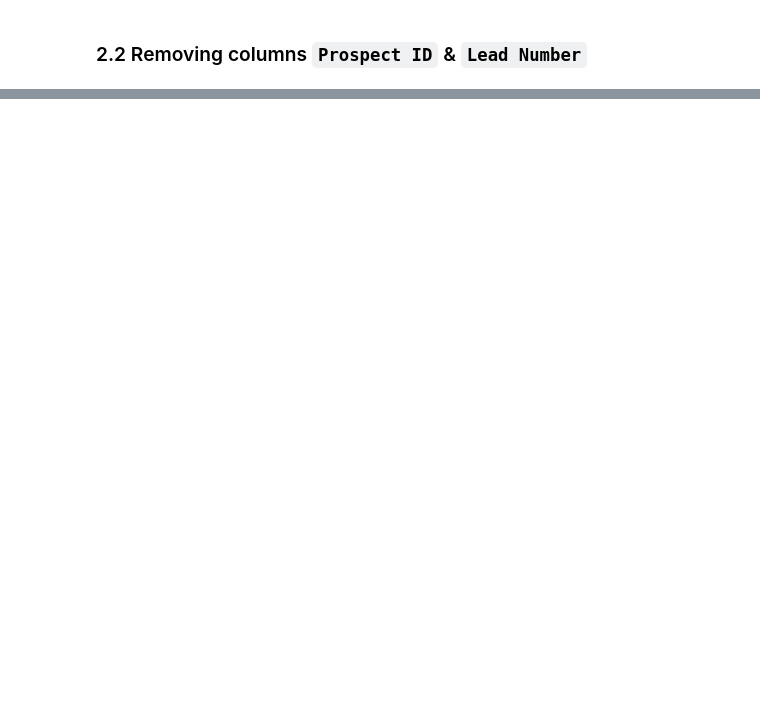
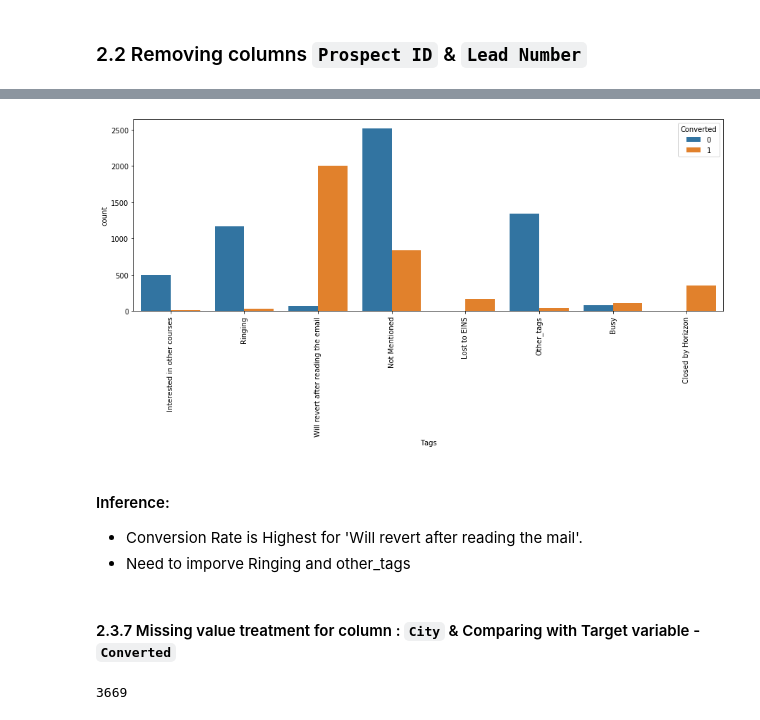
Before and after one commit to Sushil-Deore/Lead-Scoring-Case-Study, a Jupyter notebook: Lead Score Case Study.ipynb, the cells around one changed output, grey strips where cells are left out. Cells and saved outputs as stored; diff of their text form; code cells hidden in the pictures; blank space fills up the shorter version.

```diff
--- a/Lead Score Case Study.ipynb
+++ b/Lead Score Case Study.ipynb
@@ -240,0 +522,2 @@ lead.head()
+# %%
+lead = lead.drop(['What matters most to you in choosing a course'], axis = 1)
@@ -240,0 +562,28 @@ lead.head()
+# %%
+#replacing NaN values with "Not Mentioned"
+
+lead['Tags'] = lead['Tags'].replace(np.nan,'Not Mentioned')
+# %%
+
+lead['Tags'] = lead['Tags'].replace(['in touch with EINS',
+                                     'number not provided',
+                                     'opp hangup',
+                                     'Lost to Others',
+                                     'Want to take admission but has financial problems',
+                                     'Still Thinking',
+                                     'In confusion whether part time or DLP',
+                                     'Interested in Next batch',
+                                     'Lateral student',
+                                     'University not recognized',
+                                     'Shall take in the next coming month',
+                                     'Recognition issue (DEC approval)'], 'Other_tags')
+# %%
+lead['Tags'] = lead['Tags'].replace(['wrong number given',
+                                     'Diploma holder (Not Eligible)',
+                                     'invalid number',
+                                     'Not doing further education',
+                                     'Interested  in full time MBA',
+                                     'Graduation in progress',
+                                     'Not doing further education',
+                                     'switched off',
+                                     'Already a student'], 'Other_tags')
@@ -240,0 +602,18 @@ lead.head()
+# %%
+plt.figure(figsize= (15,5))
+
+sns.countplot(lead['Tags'], hue = lead.Converted)
+plt.xticks(rotation = 90)
+plt.show()
+# %% [output]
+[figure, added]
+# %% [markdown]
+#### Inference:
+- Conversion Rate is Highest for 'Will revert after reading the mail'.
+-  Need to imporve Ringing and other_tags
+# %% [markdown]
+#### 2.3.7 Missing value treatment for column : `City` &  Comparing with Target variable - `Converted`
+# %%
+lead['City'].isnull().sum()
+# %% [output]
+3669
```
Also changed, not shown: parts of 191 cells of this notebook.
